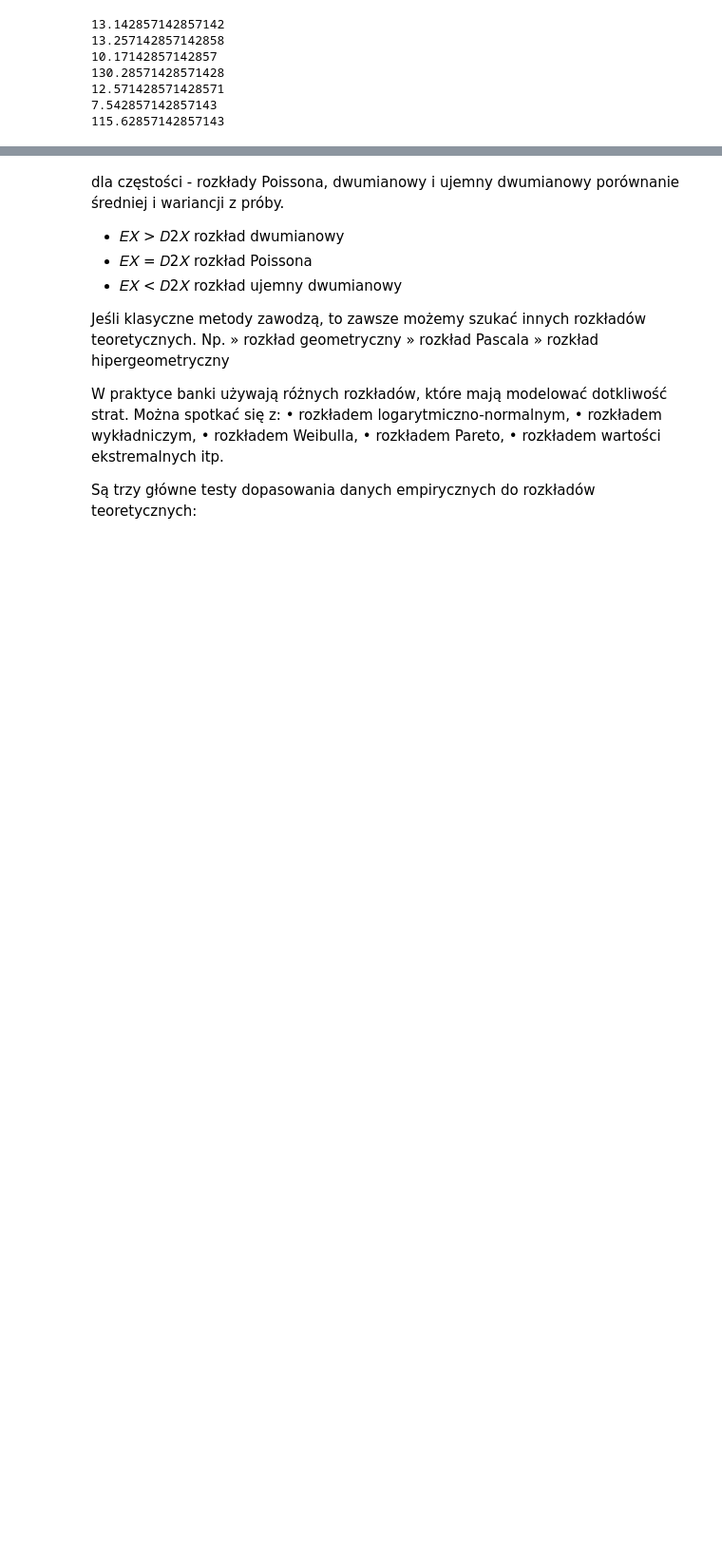
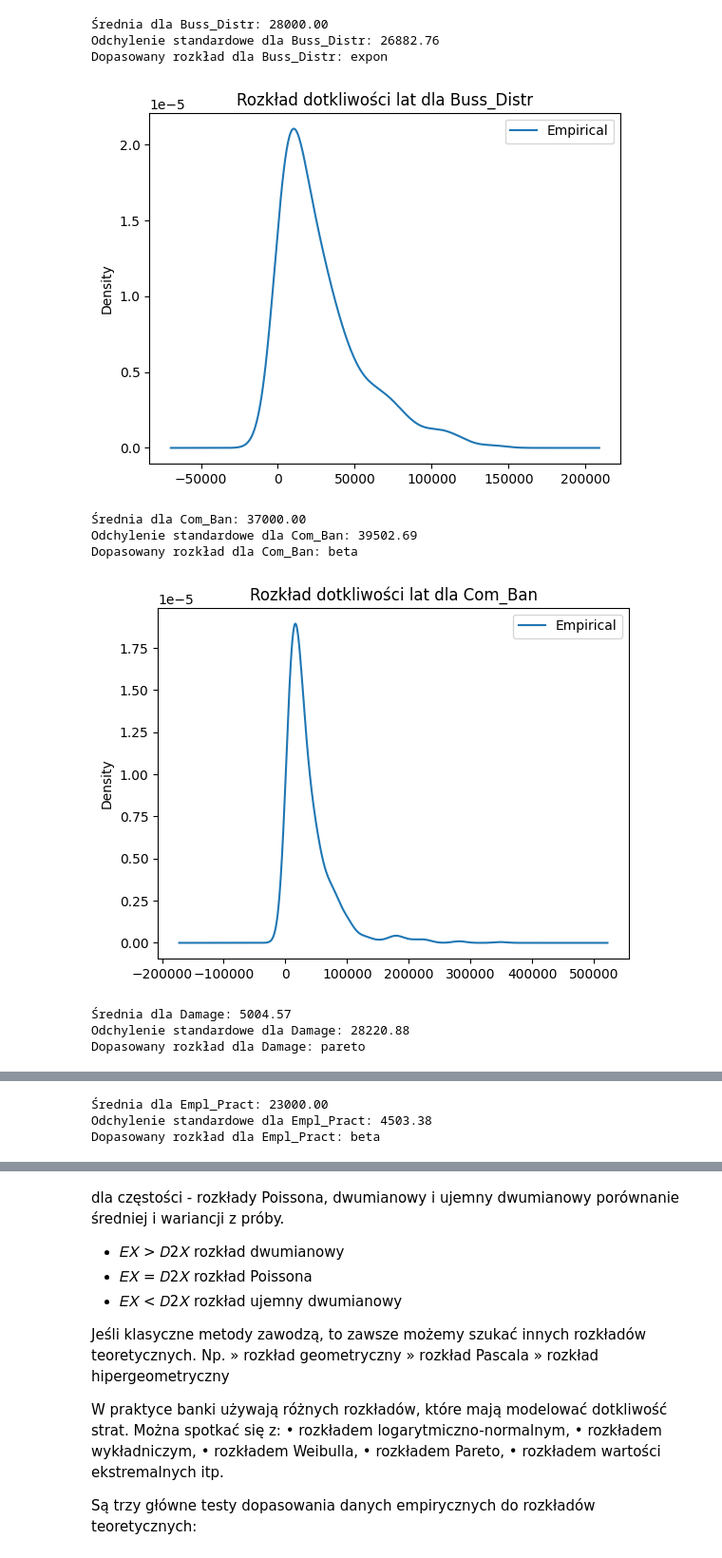
Before and after one commit to jakubzie/CreditAndOperationalRiskModeling, a Jupyter notebook: Projekt/projekt.ipynb, the cells around one changed output, grey strips where cells are left out. Shown: that part at 95% size. Saved outputs shown, nothing was run; the diff lists cells and outputs as text; code cells hidden in the pictures; blank space fills up the shorter version.

```diff
--- a/Projekt/projekt.ipynb
+++ b/Projekt/projekt.ipynb
@@ -90,26 +79,27 @@ Odchylenie standardowe dla Internal_Fr: 7.25
-# %%
-from scipy.stats import chisquare
-
-for linia in np.unique(data['linia']):
-    linia_data = data[data['linia'] == linia]
-    year_counts = linia_data['rok'].value_counts().sort_index()
-    print(year_counts.mean())
-    # # Calculate the expected Poisson distribution
-    # poisson_mean = year_counts.mean()
-    # poisson_pmf = poisson.pmf(year_counts.index, poisson_mean)
-
-    # # Perform the chi-square test
-    # chi2, p_value = chisquare(year_counts, f_exp=poisson_pmf)
-
-    # print(f"Chi-square test for {linia}:")
-    # print(f"Chi-square statistic: {chi2}")
-    # print(f"P-value: {p_value}")
-    # print()
-# %% [output]
-13.142857142857142
-13.257142857142858
-10.17142857142857
-130.28571428571428
-12.571428571428571
-7.542857142857143
-115.62857142857143
+# %%
+for linia in np.unique(data['linia']):
+    linia_data = data[data['linia'] == linia]
+
+    print("Średnia dla {}: {:.2f}".format(linia,linia_data['strata'].mean()))
+    print("Odchylenie standardowe dla {}: {:.2f}".format(linia,linia_data['strata'].std()))
+    dfitplot = distfit()
+    dfitplot.fit_transform(linia_data['strata'], verbose=False)
+    distr = dfitplot.model
+    print("Dopasowany rozkład dla {}: {}".format(linia,distr['name']))
+
+    linia_data['strata'].plot(kind='kde', title=f'Rozkład dotkliwości lat dla {linia}',
+                    xlabel='Liczba', ylabel='Strata', label="Empirical")
+    plt.legend()
+    plt.show()
+# %% [output]
+Średnia dla Buss_Distr: 28000.00
+Odchylenie standardowe dla Buss_Distr: 26882.76
+Dopasowany rozkład dla Buss_Distr: expon
+[figure, added]
+Średnia dla Com_Ban: 37000.00
+Odchylenie standardowe dla Com_Ban: 39502.69
+Dopasowany rozkład dla Com_Ban: beta
+[figure, added]
+Średnia dla Damage: 5004.57
+Odchylenie standardowe dla Damage: 28220.88
+Dopasowany rozkład dla Damage: pareto
@@ -115,0 +107,3 @@ for linia in np.unique(data['linia']):
+Średnia dla Empl_Pract: 23000.00
+Odchylenie standardowe dla Empl_Pract: 4503.38
+Dopasowany rozkład dla Empl_Pract: beta
```
Also changed, not shown: parts of 9 cells of this notebook, 2 other files.
